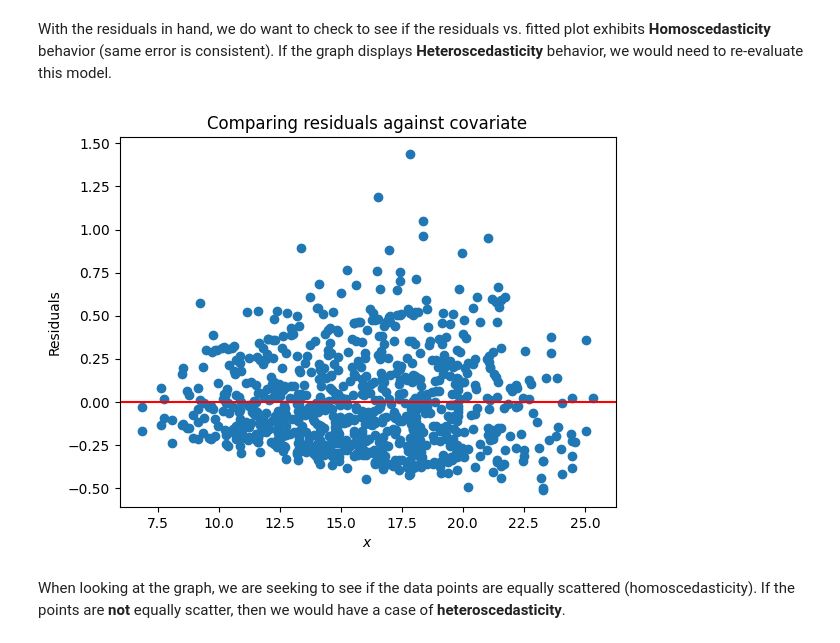
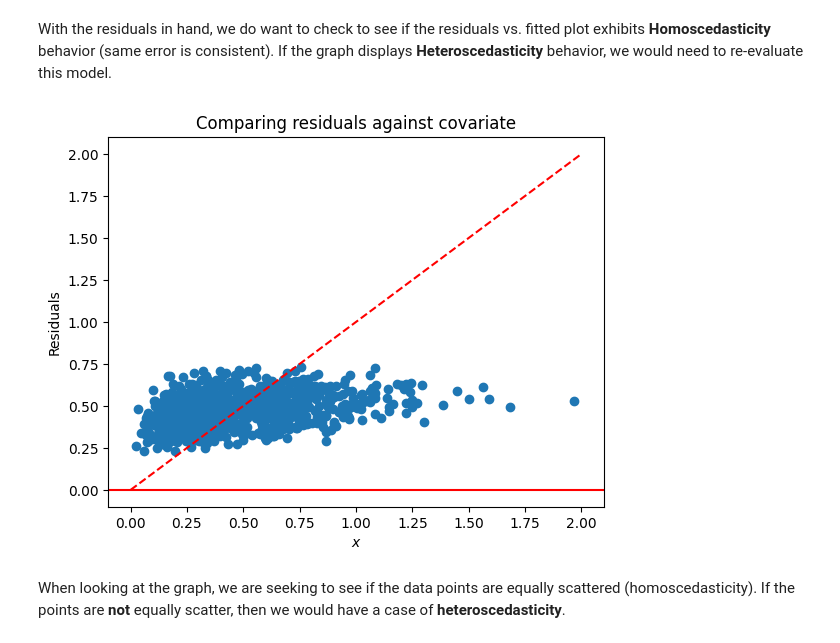
Before and after one commit to BrianLearnsToCode/Workshop-02, a Jupyter notebook: 2a_SimpleLinearRegression.ipynb, the cells around one changed output. Cells and saved outputs as stored; diff of their text form; code cells hidden in the pictures.

```diff
--- a/2a_SimpleLinearRegression.ipynb
+++ b/2a_SimpleLinearRegression.ipynb
@@ -239,14 +239,19 @@ residuals = data.Metabolic - Y_hat
 # %% [markdown]
 With the residuals in hand, we do want to check to see if the residuals vs. fitted plot exhibits **Homoscedasticity** behavior (same error is consistent). If the graph displays **Heteroscedasticity** behavior, we would need to re-evaluate this model.
 # %%
-plt.scatter(data.Mass, residuals)
+plt.scatter(data.Metabolic, Y_hat)
 plt.axhline(y = 0, color = 'r', linestyle = '-')
 plt.xlabel(r'$x$')
 plt.ylabel('Residuals')
 plt.title("Comparing residuals against covariate")
+xx = [0, 2]  # Example start and end x-values
+yy = [0, 2]  # Example start and end y-values
+
+# Plot the diagonal line
+plt.plot(xx, yy, color='red', linestyle='--')  # Adjust color and linestyle as needed
 plt.show()
 # %% [output]
-[figure, old version]
+[figure, new version]
 # %% [markdown]
 When looking at the graph, we are seeking to see if the data points are equally scattered (homoscedasticity). If the points are **not** equally scatter, then we would have a case of **heteroscedasticity**.
 # %% [markdown]
```
Also changed, not shown: parts of 1 cell of this notebook, 14 other files.
